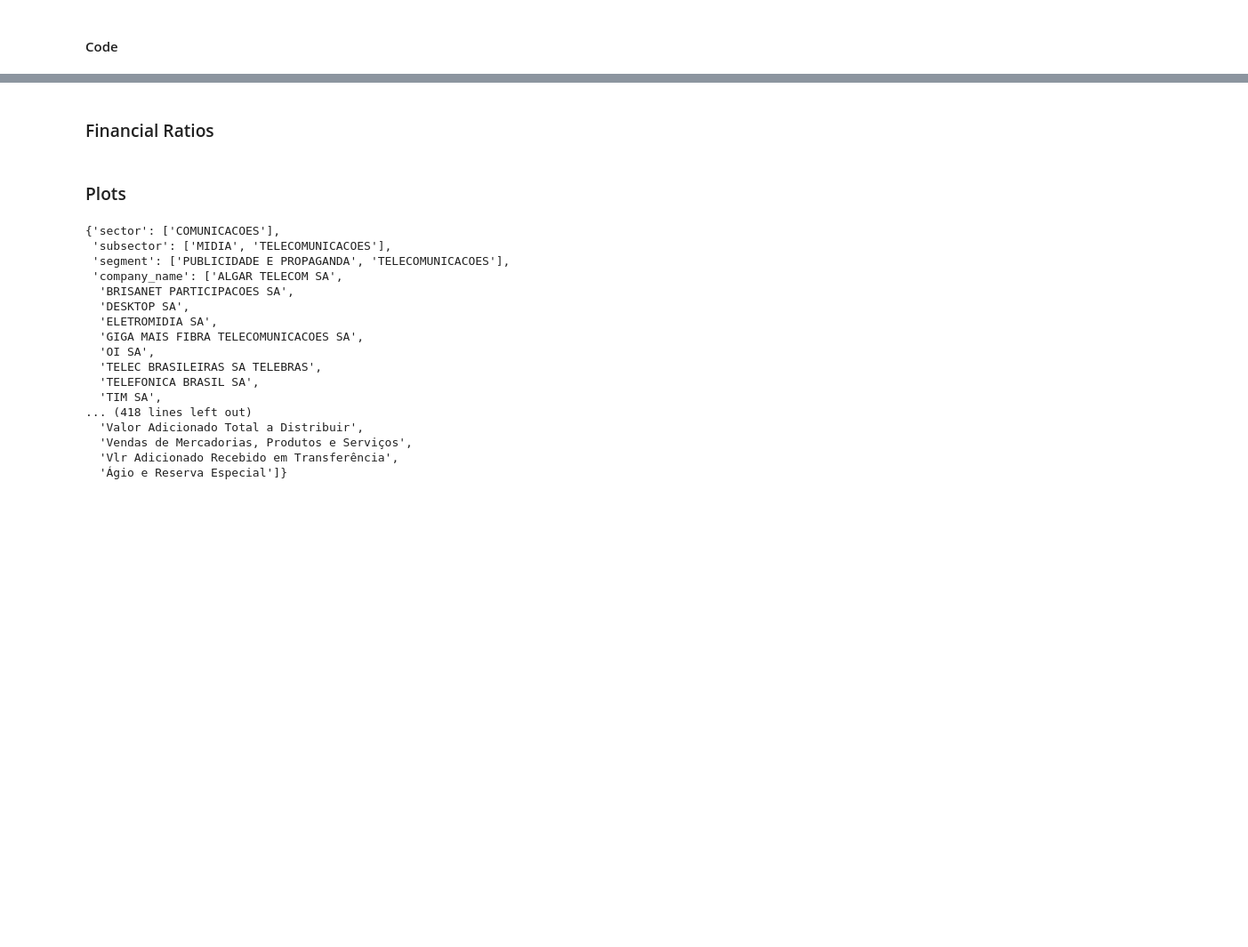
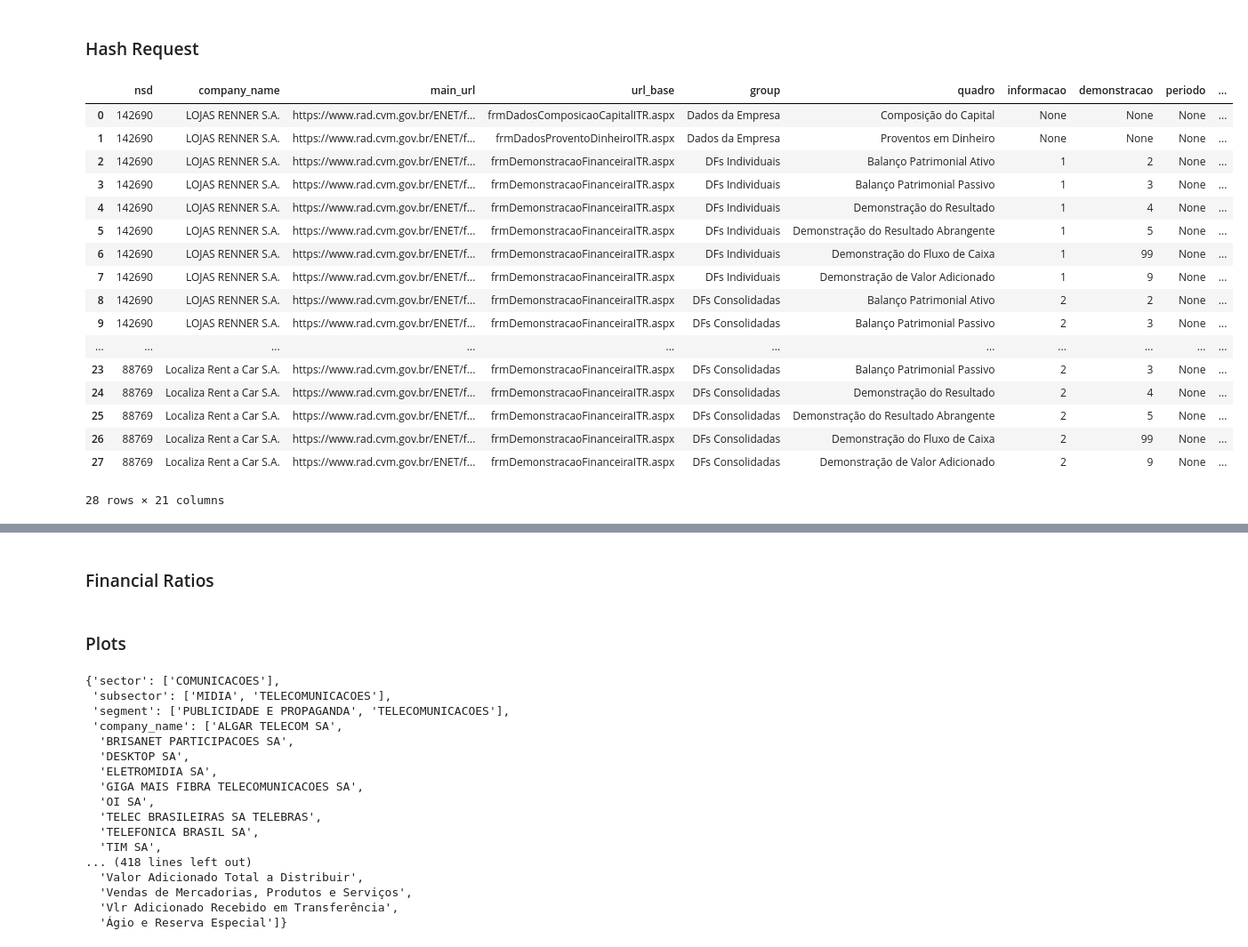
Before and after one commit to faustostangler/FLY_OLD, a Jupyter notebook: backend/utils/playground.ipynb, the cells around one changed output, grey strips where cells are left out. Shown at 89% size. Saved outputs shown, nothing was run; the diff lists cells and outputs as text; code cells hidden in the pictures; blank space fills up the shorter version.

```diff
--- a/backend/utils/playground.ipynb
+++ b/backend/utils/playground.ipynb
@@ -2440,2 +19,0 @@ section_6_criteria_o1 = [
-# %% [markdown]
-#### Code
@@ -2463,0 +20,2 @@ df.to_csv(f'df_standart_{sector}.csv', index=False)
+# %% [markdown]
+### Hash Request
@@ -2463,0 +161,21 @@ df.to_csv(f'df_standart_{sector}.csv', index=False)
+# %%
+df
+# %% [output]
+|  | nsd | company_name | main_url | url_base | group | quadro | informacao | demonstracao | periodo | ... |
+| 0 | 142690 | LOJAS RENNER S.A. | https://www.rad.cvm.gov.br/ENET/f... | frmDadosComposicaoCapitalITR.aspx | Dados da Empresa | Composição do Capital | None | None | None | ... |
+| 1 | 142690 | LOJAS RENNER S.A. | https://www.rad.cvm.gov.br/ENET/f... | frmDadosProventoDinheiroITR.aspx | Dados da Empresa | Proventos em Dinheiro | None | None | None | ... |
+| 2 | 142690 | LOJAS RENNER S.A. | https://www.rad.cvm.gov.br/ENET/f... | frmDemonstracaoFinanceiraITR.aspx | DFs Individuais | Balanço Patrimonial Ativo | 1 | 2 | None | ... |
+| 3 | 142690 | LOJAS RENNER S.A. | https://www.rad.cvm.gov.br/ENET/f... | frmDemonstracaoFinanceiraITR.aspx | DFs Individuais | Balanço Patrimonial Passivo | 1 | 3 | None | ... |
+| 4 | 142690 | LOJAS RENNER S.A. | https://www.rad.cvm.gov.br/ENET/f... | frmDemonstracaoFinanceiraITR.aspx | DFs Individuais | Demonstração do Resultado | 1 | 4 | None | ... |
+| 5 | 142690 | LOJAS RENNER S.A. | https://www.rad.cvm.gov.br/ENET/f... | frmDemonstracaoFinanceiraITR.aspx | DFs Individuais | Demonstração do Resultado Abrangente | 1 | 5 | None | ... |
+| 6 | 142690 | LOJAS RENNER S.A. | https://www.rad.cvm.gov.br/ENET/f... | frmDemonstracaoFinanceiraITR.aspx | DFs Individuais | Demonstração do Fluxo de Caixa | 1 | 99 | None | ... |
+| 7 | 142690 | LOJAS RENNER S.A. | https://www.rad.cvm.gov.br/ENET/f... | frmDemonstracaoFinanceiraITR.aspx | DFs Individuais | Demonstração de Valor Adicionado | 1 | 9 | None | ... |
+| 8 | 142690 | LOJAS RENNER S.A. | https://www.rad.cvm.gov.br/ENET/f... | frmDemonstracaoFinanceiraITR.aspx | DFs Consolidadas | Balanço Patrimonial Ativo | 2 | 2 | None | ... |
+| 9 | 142690 | LOJAS RENNER S.A. | https://www.rad.cvm.gov.br/ENET/f... | frmDemonstracaoFinanceiraITR.aspx | DFs Consolidadas | Balanço Patrimonial Passivo | 2 | 3 | None | ... |
+| ... | ... | ... | ... | ... | ... | ... | ... | ... | ... | ... |
+| 23 | 88769 | Localiza Rent a Car S.A. | https://www.rad.cvm.gov.br/ENET/f... | frmDemonstracaoFinanceiraITR.aspx | DFs Consolidadas | Balanço Patrimonial Passivo | 2 | 3 | None | ... |
+| 24 | 88769 | Localiza Rent a Car S.A. | https://www.rad.cvm.gov.br/ENET/f... | frmDemonstracaoFinanceiraITR.aspx | DFs Consolidadas | Demonstração do Resultado | 2 | 4 | None | ... |
+| 25 | 88769 | Localiza Rent a Car S.A. | https://www.rad.cvm.gov.br/ENET/f... | frmDemonstracaoFinanceiraITR.aspx | DFs Consolidadas | Demonstração do Resultado Abrangente | 2 | 5 | None | ... |
+| 26 | 88769 | Localiza Rent a Car S.A. | https://www.rad.cvm.gov.br/ENET/f... | frmDemonstracaoFinanceiraITR.aspx | DFs Consolidadas | Demonstração do Fluxo de Caixa | 2 | 99 | None | ... |
+| 27 | 88769 | Localiza Rent a Car S.A. | https://www.rad.cvm.gov.br/ENET/f... | frmDemonstracaoFinanceiraITR.aspx | DFs Consolidadas | Demonstração de Valor Adicionado | 2 | 9 | None | ... |
+28 rows × 21 columns
```
Also changed, not shown: parts of 30 cells of this notebook, 2 other files.
